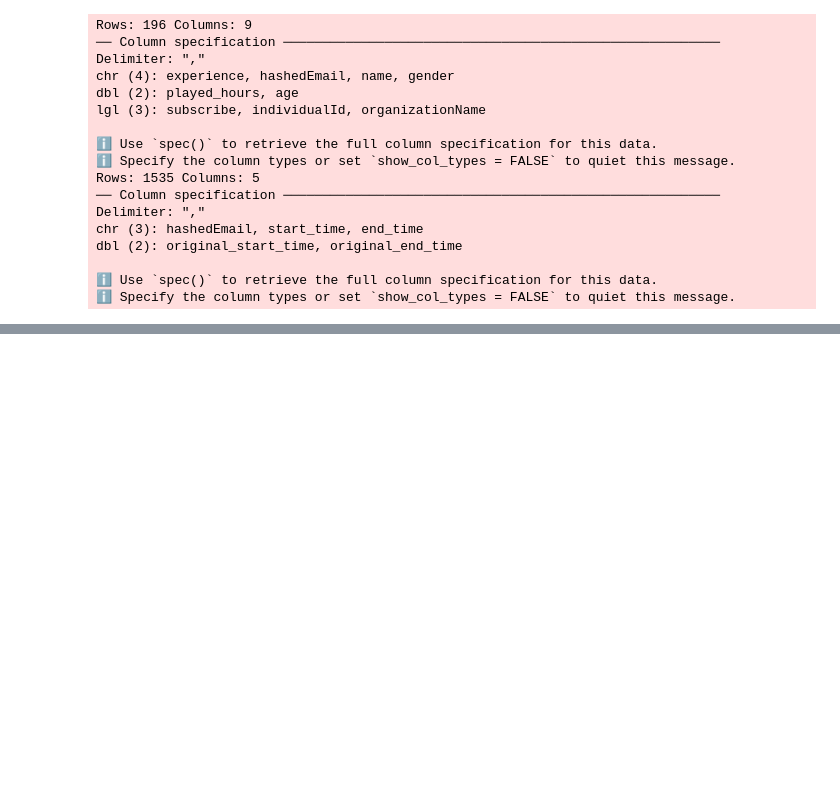
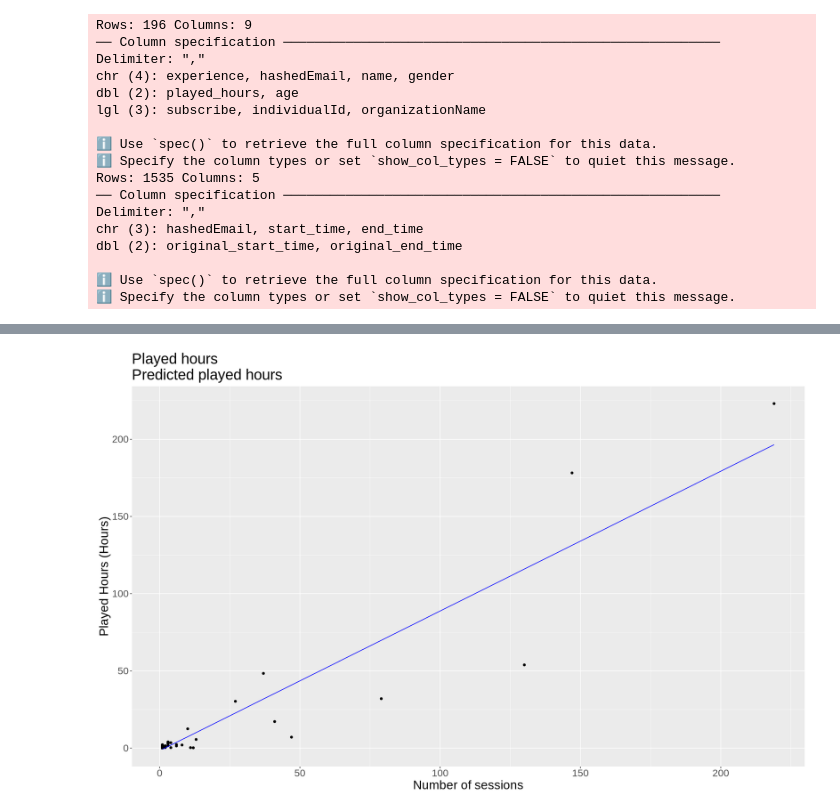
Before and after one commit to harpreeto6/Data_Science_Project, a Jupyter notebook: Minecraft_Analysis.ipynb, the cells around one changed output, grey strips where cells are left out. Drawn from its saved outputs; the diff is of its cells as text; code cells hidden in the pictures; blank space fills up the shorter version.

```diff
--- a/Minecraft_Analysis.ipynb
+++ b/Minecraft_Analysis.ipynb
@@ -444,14 +476,16 @@ hours_age_plot
 # %%
 hours_sessions_predicted_data <- hours_sessions_best_fit |>
-          predict(hours_sessions_testing) |>
-          bind_cols(hours_sessions_testing)
+          predict(hours_sessions_training) |>
+          bind_cols(hours_sessions_training)
 
 
-hours_sessions_plot <- merged_final |>
+hours_sessions_plot <- hours_sessions_predicted_data |>
                     ggplot(aes(x = number_of_sessions, y = played_hours)) +
                     geom_point() +
                     geom_line(data = hours_sessions_predicted_data, aes(x = number_of_sessions, y = .pred), color = "blue") +
                     labs( x = "Number of sessions", y = "Played Hours (Hours)", title= "Played hours\nPredicted played hours") +
                     theme(text = element_text(size = 20))
 
 hours_sessions_plot
+# %% [output]
+[figure, added]
```
Also changed, not shown: parts of 12 cells of this notebook.
